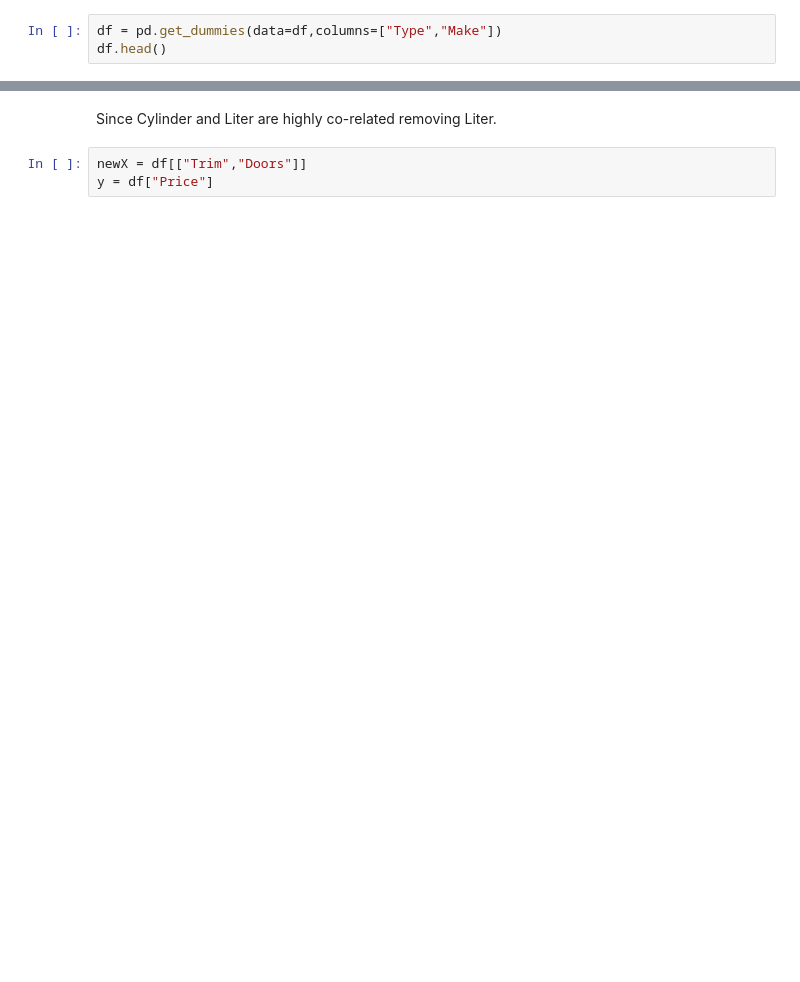
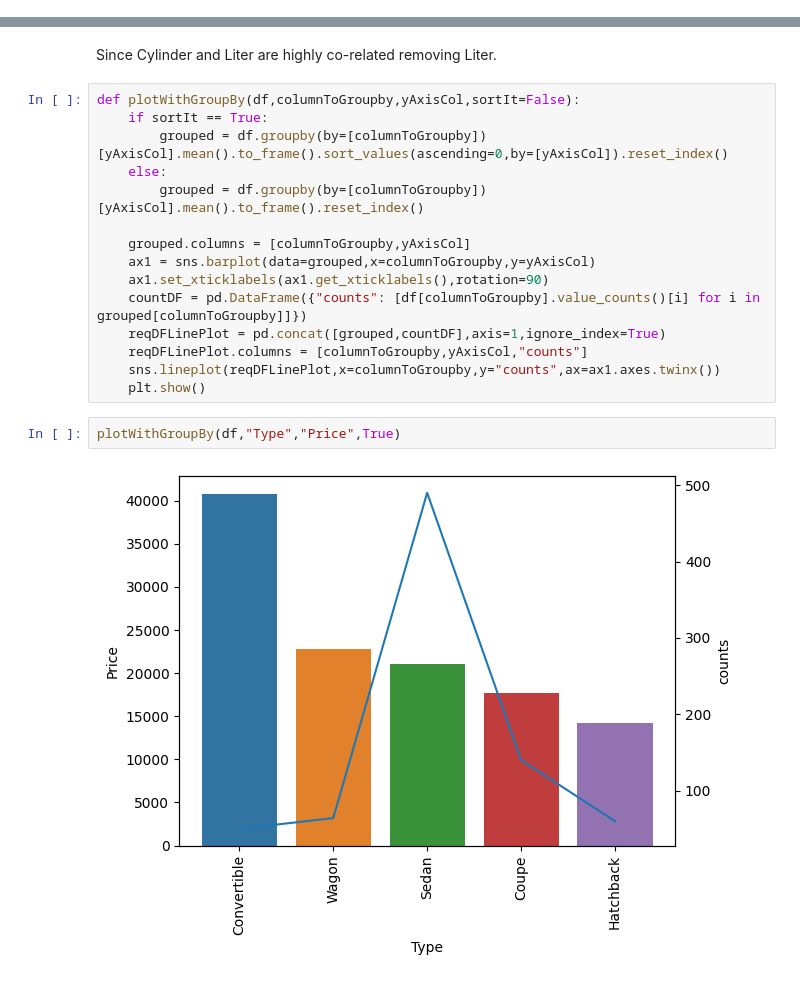
Before and after one commit to bluekingnfx/Linear-regression-Task, a Jupyter notebook: Assignment8.ipynb, the cells around one changed output, grey strips where cells are left out. Cells and saved outputs as stored; diff of their text form; blank space fills up the shorter version.

```diff
--- a/Assignment8.ipynb
+++ b/Assignment8.ipynb
@@ -311,6 +314,3 @@ Cruise      0
 Sound       0
 Leather     0
 dtype: int64
-# %%
-df = pd.get_dummies(data=df,columns=["Type","Make"])
-df.head()
@@ -345,5 +319,21 @@ con = df.corr()
 # %% [markdown]
 Since Cylinder and Liter are highly co-related removing Liter.
-# %%
-newX = df[["Trim","Doors"]]
-y = df["Price"]
+# %%
+def plotWithGroupBy(df,columnToGroupby,yAxisCol,sortIt=False):
+    if sortIt == True:
+        grouped = df.groupby(by=[columnToGroupby])[yAxisCol].mean().to_frame().sort_values(ascending=0,by=[yAxisCol]).reset_index()
+    else:
+        grouped = df.groupby(by=[columnToGroupby])[yAxisCol].mean().to_frame().reset_index()
+
+    grouped.columns = [columnToGroupby,yAxisCol]
+    ax1 = sns.barplot(data=grouped,x=columnToGroupby,y=yAxisCol)
+    ax1.set_xticklabels(ax1.get_xticklabels(),rotation=90)
+    countDF = pd.DataFrame({"counts": [df[columnToGroupby].value_counts()[i] for i in grouped[columnToGroupby]]})
+    reqDFLinePlot = pd.concat([grouped,countDF],axis=1,ignore_index=True)
+    reqDFLinePlot.columns = [columnToGroupby,yAxisCol,"counts"]
+    sns.lineplot(reqDFLinePlot,x=columnToGroupby,y="counts",ax=ax1.axes.twinx())
+    plt.show()
+# %%
+plotWithGroupBy(df,"Type","Price",True)
+# %% [output]
+[figure, added]
```
Also changed, not shown: parts of 25 cells of this notebook, 1 other file.
